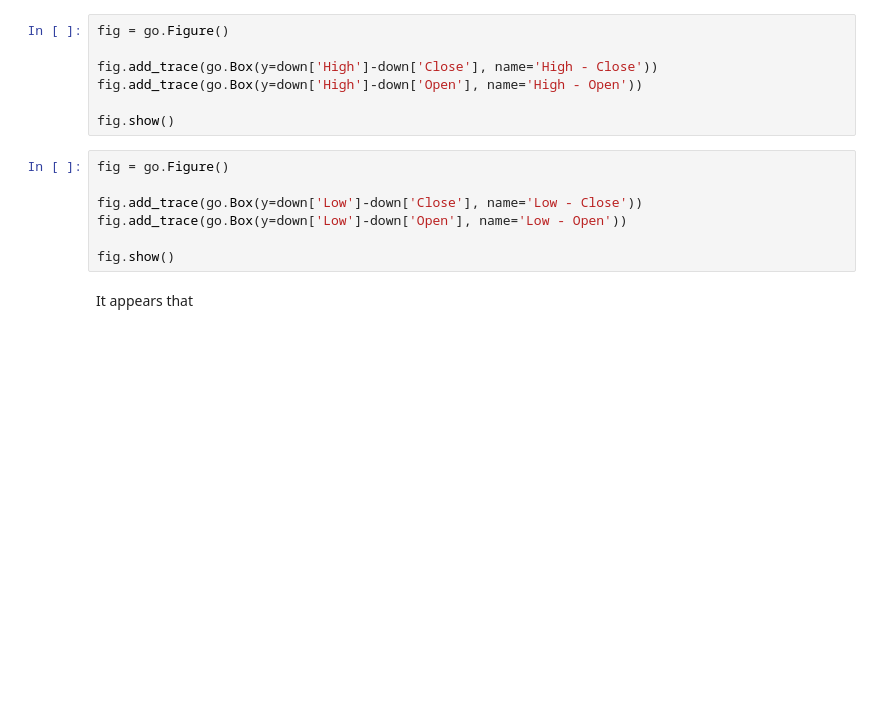
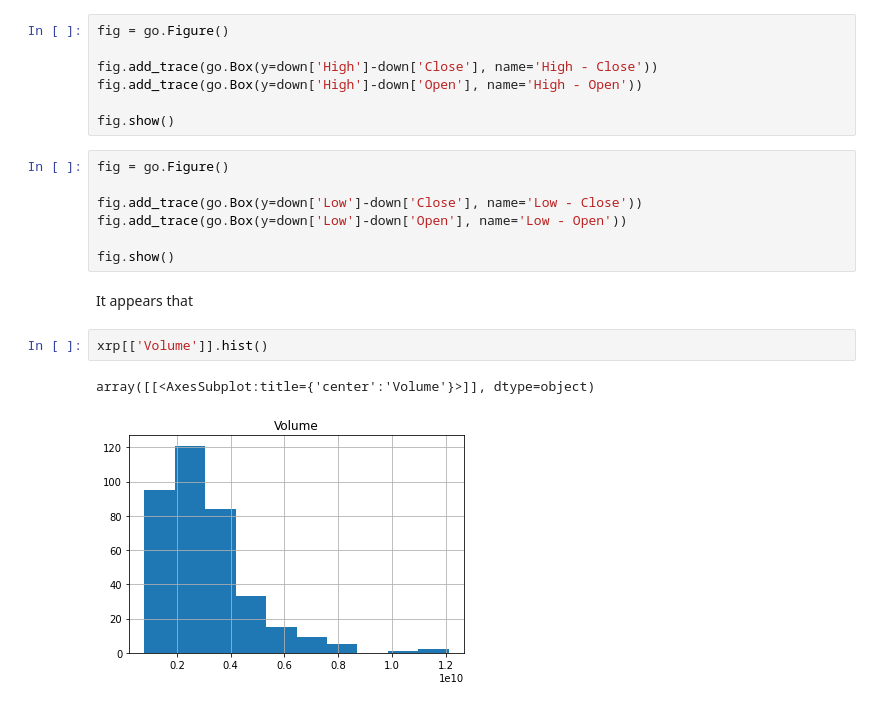
Before and after one commit to shromann/Tyche, a Jupyter notebook: crypto/XRP.ipynb, the cells around one changed output. Drawn from its saved outputs; the diff is of its cells as text; blank space fills up the shorter version.

```diff
--- a/crypto/XRP.ipynb
+++ b/crypto/XRP.ipynb
@@ -119,3 +119,8 @@ fig.add_trace(go.Box(y=down['Low']-down['Open'], name='Low - Open'))
 fig.show()
 # %% [markdown]
 It appears that
+# %%
+xrp[['Volume']].hist()
+# %% [output]
+array([[<AxesSubplot:title={'center':'Volume'}>]], dtype=object)
+[figure, added]
```
Also changed, not shown: parts of 5 cells of this notebook, 5 other files.
